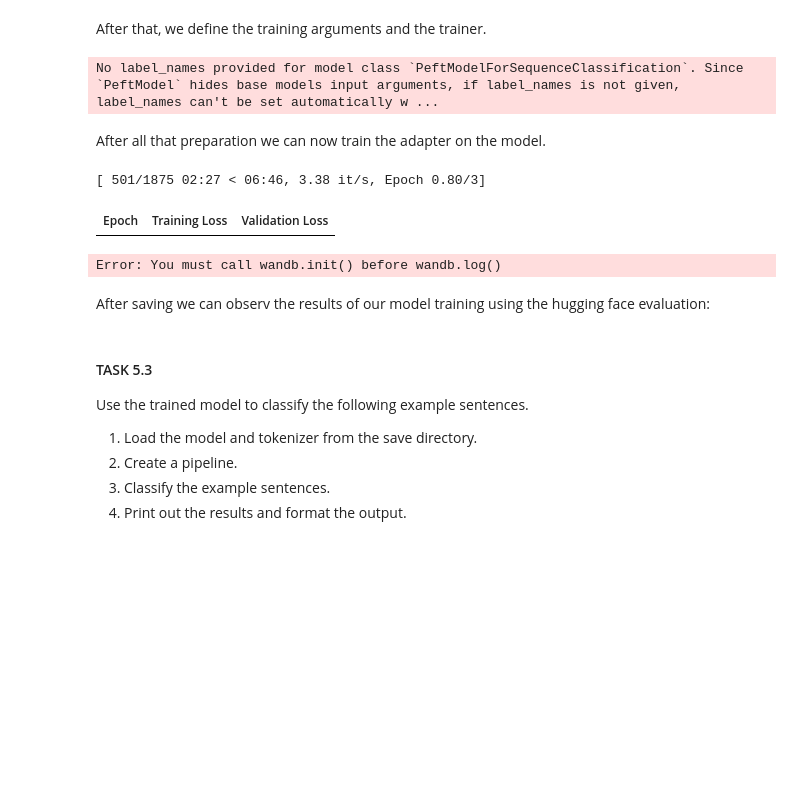
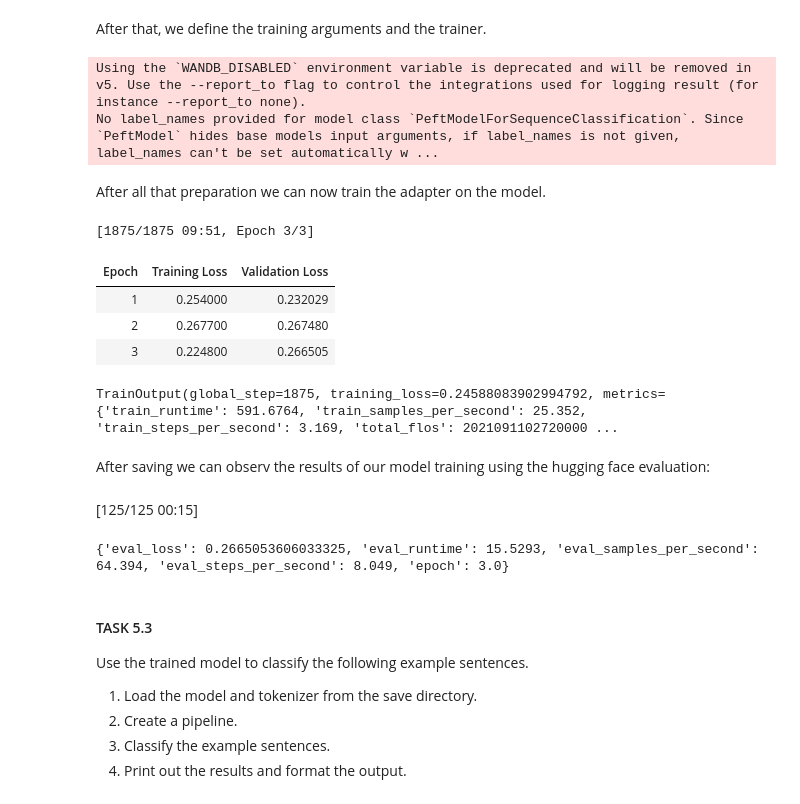
Before and after one commit to Showcas/NLP, a Jupyter notebook: 05_IntroductionToHFandLoRA.ipynb, the cells around one changed output. Cells and saved outputs as stored; diff of their text form; code cells hidden in the pictures; blank space fills up the shorter version.

```diff
--- a/05_IntroductionToHFandLoRA.ipynb
+++ b/05_IntroductionToHFandLoRA.ipynb
@@ -620,7 +620,8 @@ training_args = TrainingArguments(
     num_train_epochs=3,
     weight_decay=0.01,
     logging_dir="./logs",
-    push_to_hub=False
+    push_to_hub=False,
+
 )
 
 # Define trainer
@@ -632,14 +633,19 @@ trainer = Trainer(
     tokenizer=tokenizer
 )
 # %% [output]
+Using the `WANDB_DISABLED` environment variable is deprecated and will be removed in v5. Use the --report_to flag to control the integrations used for logging result (for instance --report_to none).
 No label_names provided for model class `PeftModelForSequenceClassification`. Since `PeftModel` hides base models input arguments, if label_names is not given, label_names can't be set automatically w ...
 # %% [markdown]
 After all that preparation we can now train the adapter on the model.
 # %%
-# Train model
-trainer.train()
+# Train
+
+trainer.train(resume_from_checkpoint=False)
 # %% [output]
-[ 501/1875 02:27 < 06:46, 3.38 it/s, Epoch 0.80/3]
+[1875/1875 09:51, Epoch 3/3]
 | Epoch | Training Loss | Validation Loss |
+| 1 | 0.254000 | 0.232029 |
+| 2 | 0.267700 | 0.267480 |
+| 3 | 0.224800 | 0.266505 |
-Error: You must call wandb.init() before wandb.log()
+TrainOutput(global_step=1875, training_loss=0.24588083902994792, metrics={'train_runtime': 591.6764, 'train_samples_per_second': 25.352, 'train_steps_per_second': 3.169, 'total_flos': 2021091102720000 ...
 # %%
@@ -650,6 +656,9 @@ After saving we can observ the results of our model training using the hugging f
 # %%
 results = trainer.evaluate()
 print(results)
+# %% [output]
+[125/125 00:15]
+{'eval_loss': 0.2665053606033325, 'eval_runtime': 15.5293, 'eval_samples_per_second': 64.394, 'eval_steps_per_second': 8.049, 'epoch': 3.0}
 # %% [markdown]
 #### TASK 5.3
 
```
Also changed, not shown: parts of 2 cells of this notebook.
